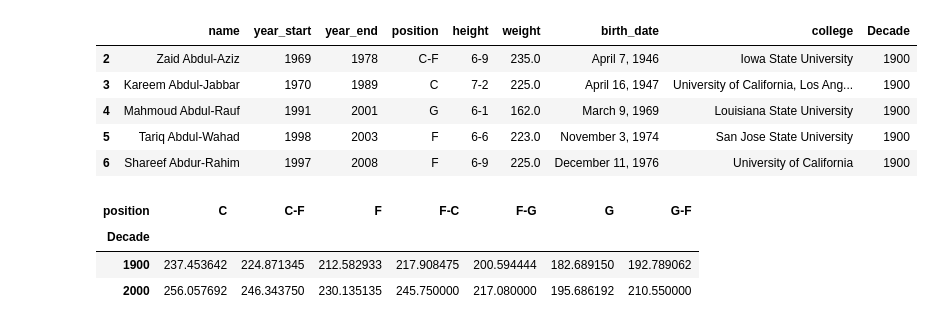
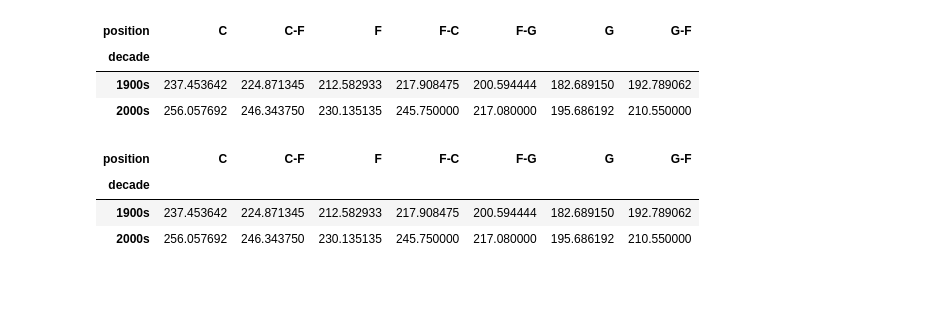
Before and after one commit to fralfaro/MAT281, a Jupyter notebook: docs/lectures/data_manipulation/pd_01b.ipynb, the cells around one changed output. Saved outputs shown, nothing was run; the diff lists cells and outputs as text; code cells hidden in the pictures; blank space fills up the shorter version.

```diff
--- a/docs/lectures/data_manipulation/pd_01b.ipynb
+++ b/docs/lectures/data_manipulation/pd_01b.ipynb
@@ -33,6 +65,0 @@ import numpy as np
-# %%
-# cargar datos
-path = 'https://raw.githubusercontent.com/fralfaro/MAT281/main/docs/lectures/data_manipulation/data/player_info.csv'
-df = pd.read_csv(path, sep="," ).dropna()
-df['Decade'] = df['year_start'].apply(lambda x: '2000' if x>=2000 else '1900')
-df.head()
@@ -132,5 +125,5 @@ En pandas, el método `transform()` permite aplicar una función de transformaci
 # %%
-# Agrega una columna con el promedio de peso por década y posición
-df['mean_weight'] = df.groupby(['Decade','position'])['weight'].transform('mean')
-df.head()
+# Agrega la media del grupo como nueva columna (mantiene el índice original)
+df["mean_weight_group"] = df.groupby(["decade", "position"])["weight"].transform("mean")
+df[["name", "position", "decade", "weight", "mean_weight_group"]].head()
 # %% [output]
@@ -171,6 +154,8 @@ La función `concat()` realiza todo el trabajo pesado de realizar operaciones de
 # %%
-# cargar datos
-path = 'https://raw.githubusercontent.com/fralfaro/MAT281/main/docs/lectures/data_manipulation/data/player_info.csv'
-df = pd.read_csv(path, sep="," ).dropna()
-df.head()
+df_antes_2000  = df.loc[df["year_start"] < 2000]
+df_desde_2000  = df.loc[df["year_start"] >= 2000]
+
+# Mismas columnas → apila filas
+result = pd.concat([df_antes_2000, df_desde_2000])
+print(result.shape)   # misma cantidad de columnas
 # %% [output]
@@ -264,8 +181,10 @@ Este método permite enriquecer un conjunto de datos incorporando información q
 
 <img src="https://miro.medium.com/v2/0*-7x_-C-W1UUbF65N.png" width = "500" align="center"/>
 # %%
-# cargar datos
-path = 'https://raw.githubusercontent.com/fralfaro/MAT281/main/docs/lectures/data_manipulation/data/player_info.csv'
-df = pd.read_csv(path, sep="," ).dropna()
-df.head()
+df_info    = df[["name", "year_start", "year_end", "position"]]
+df_fisico  = df[["name", "height", "weight", "college"]]
+
+# Inner join por nombre
+result = pd.merge(df_info, df_fisico, on="name")
+result.head()
 # %% [output]
@@ -421,24 +286,25 @@ En Pandas se utiliza los comandos `pivot` y `pivot_table`.
 # %%
-# cargar datos
-path = 'https://raw.githubusercontent.com/fralfaro/MAT281/main/docs/lectures/data_manipulation/data/player_info.csv'
-df = pd.read_csv(path, sep="," ).dropna().drop_duplicates()
-df['Decade'] = df['year_start'].apply(lambda x: '2000' if x>=2000 else '1900')
-df.head()
+# Peso promedio por década (filas) y posición (columnas)
+pivot = df.pivot_table(
+    index="decade",
+    columns="position",
+    values="weight",
+    aggfunc="mean"
+)
+pivot
 # %% [output]
-|  | name | year_start | year_end | position | height | weight | birth_date | college | Decade |
-| 2 | Zaid Abdul-Aziz | 1969 | 1978 | C-F | 6-9 | 235.0 | April 7, 1946 | Iowa State University | 1900 |
-| 3 | Kareem Abdul-Jabbar | 1970 | 1989 | C | 7-2 | 225.0 | April 16, 1947 | University of California, Los Ang... | 1900 |
-| 4 | Mahmoud Abdul-Rauf | 1991 | 2001 | G | 6-1 | 162.0 | March 9, 1969 | Louisiana State University | 1900 |
-| 5 | Tariq Abdul-Wahad | 1998 | 2003 | F | 6-6 | 223.0 | November 3, 1974 | San Jose State University | 1900 |
-| 6 | Shareef Abdur-Rahim | 1997 | 2008 | F | 6-9 | 225.0 | December 11, 1976 | University of California | 1900 |
+| position | C | C-F | F | F-C | F-G | G | G-F |
+| decade |  |  |  |  |  |  |  |
+| 1900s | 237.453642 | 224.871345 | 212.582933 | 217.908475 | 200.594444 | 182.689150 | 192.789062 |
+| 2000s | 256.057692 | 246.343750 | 230.135135 | 245.750000 | 217.080000 | 195.686192 | 210.550000 |
 # %%
 # pivot: simple
-agrupado = df.groupby(['Decade','position'])['weight'].mean().reset_index()
-pivot_df = agrupado.pivot(index='Decade', columns='position', values='weight')
+agrupado = df.groupby(['decade','position'])['weight'].mean().reset_index()
+pivot_df = agrupado.pivot(index='decade', columns='position', values='weight')
 pivot_df.head(10)
 # %% [output]
 | position | C | C-F | F | F-C | F-G | G | G-F |
-| Decade |  |  |  |  |  |  |  |
-| 1900 | 237.453642 | 224.871345 | 212.582933 | 217.908475 | 200.594444 | 182.689150 | 192.789062 |
-| 2000 | 256.057692 | 246.343750 | 230.135135 | 245.750000 | 217.080000 | 195.686192 | 210.550000 |
+| decade |  |  |  |  |  |  |  |
+| 1900s | 237.453642 | 224.871345 | 212.582933 | 217.908475 | 200.594444 | 182.689150 | 192.789062 |
+| 2000s | 256.057692 | 246.343750 | 230.135135 | 245.750000 | 217.080000 | 195.686192 | 210.550000 |
 # %%
```
Also changed, not shown: parts of 52 cells of this notebook, 1 other file.
